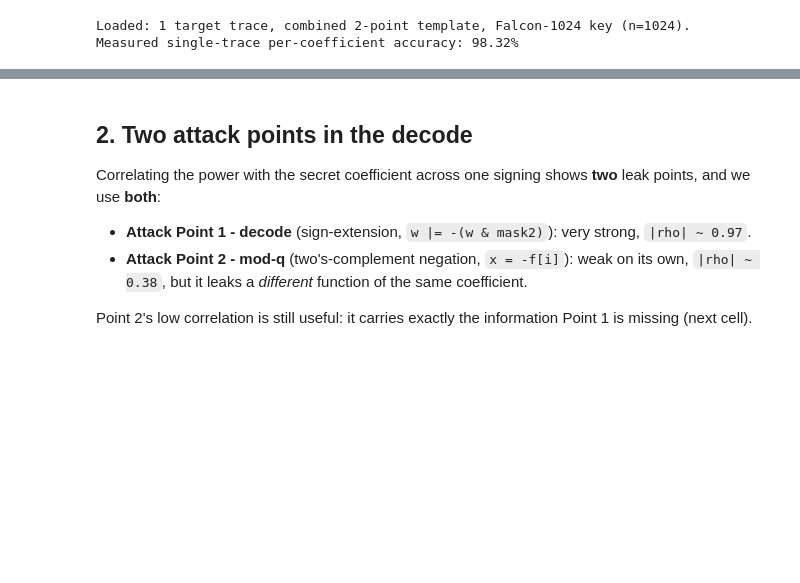
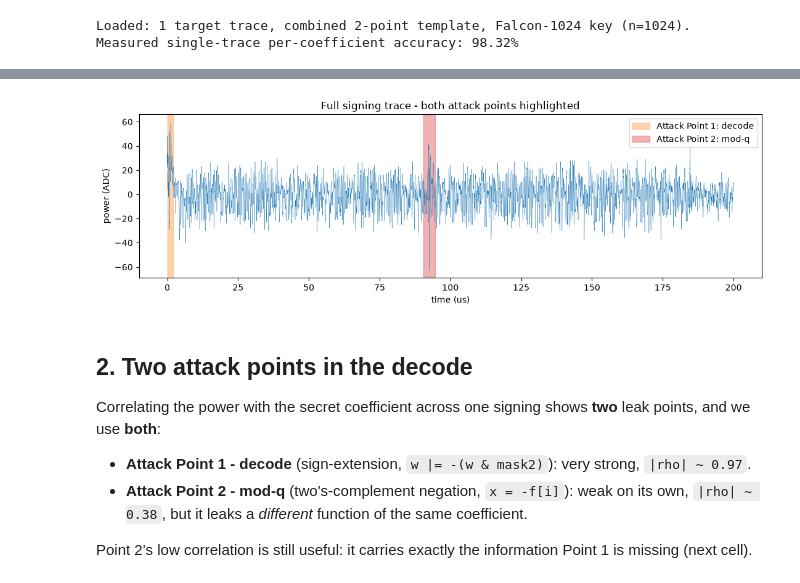
Before and after one commit to Mervespm/Pinata, a Jupyter notebook: sca-scripts/demo/falcon_demo.ipynb, the cells around one changed output, grey strips where cells are left out. Cells and saved outputs as stored; diff of their text form; code cells hidden in the pictures; blank space fills up the shorter version.

Commit message:
Demo: single full trace with both attack points highlighted (no zoom)

```diff
--- a/sca-scripts/demo/falcon_demo.ipynb
+++ b/sca-scripts/demo/falcon_demo.ipynb
@@ -51,3 +42,14 @@ plt.tight_layout(); plt.show()
+# %%
+t_us = np.arange(len(trace)) / 1000.0
+plt.figure(figsize=(11, 3.6))
+plt.plot(t_us, trace, lw=.3, color='C0')
+plt.axvspan(0, 2.0, color='C1', alpha=.35, label='Attack Point 1: decode')
+plt.axvspan(90.5, 94.5, color='C3', alpha=.35, label='Attack Point 2: mod-q')
+plt.title('Full signing trace - both attack points highlighted')
+plt.xlabel('time (us)'); plt.ylabel('power (ADC)'); plt.legend(loc='upper right')
+plt.tight_layout(); plt.show()
+# %% [output]
+[figure, added]
 # %% [markdown]
 ## 2. Two attack points in the decode
 
```
Also changed, not shown: parts of 4 cells of this notebook, 1 other file.
